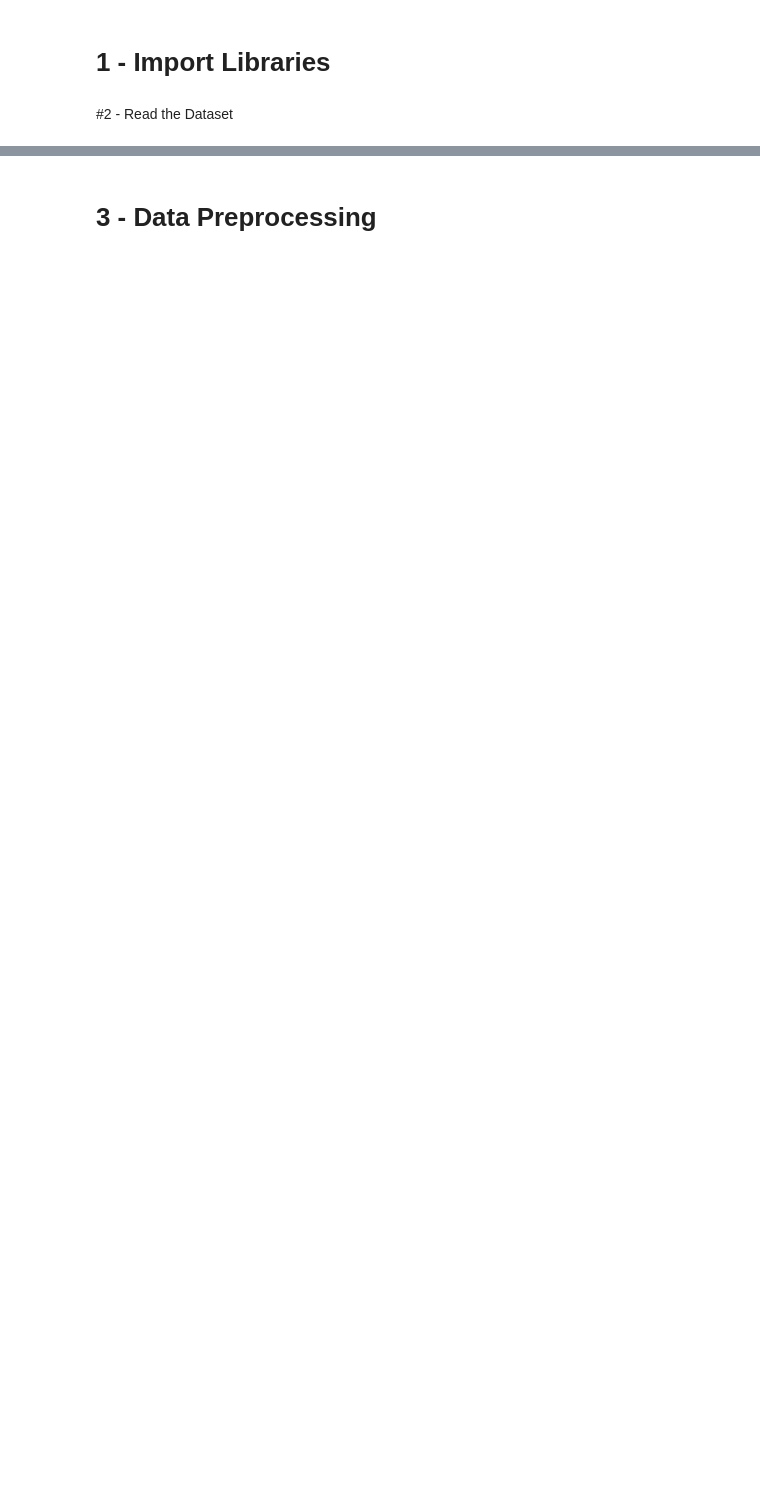
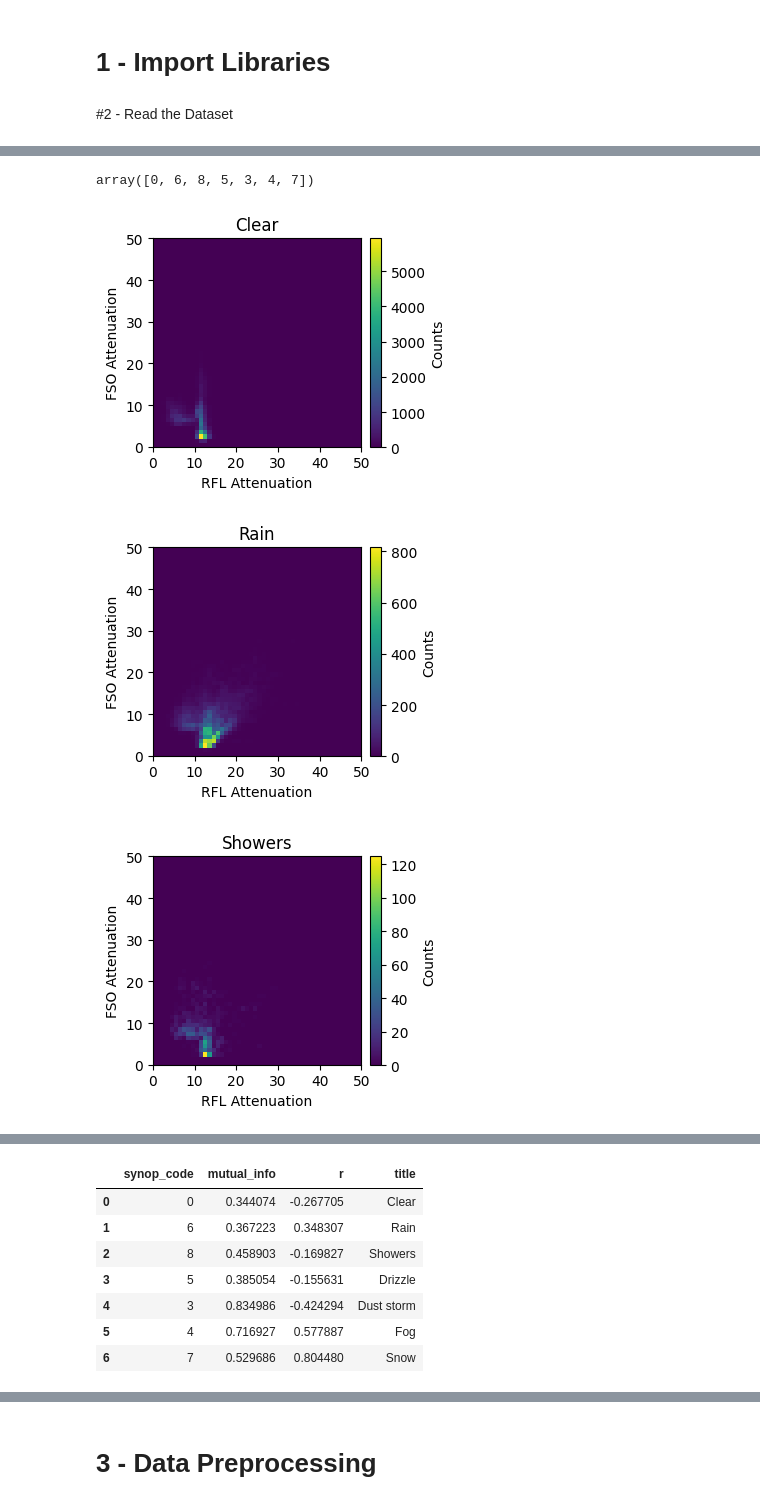
Before and after one commit to hoangthuha/researchproject, a Jupyter notebook: Project_B_Full_Data.ipynb, the cells around one changed output, grey strips where cells are left out. Drawn from its saved outputs; the diff is of its cells as text; code cells hidden in the pictures; blank space fills up the shorter version.

```diff
--- a/Project_B_Full_Data.ipynb
+++ b/Project_B_Full_Data.ipynb
@@ -31,0 +67,4 @@ Full_data shape: (91379, 27)
+# %%
+full_data['SYNOPCode'].unique()
+# %% [output]
+array([0, 6, 8, 5, 3, 4, 7])
@@ -31,0 +129,10 @@ Full_data shape: (91379, 27)
+# %%
+synop_codes = full_data['SYNOPCode'].unique()
+# synop_codes = [0]
+results = draw_2d_histograms(full_data, synop_codes)
+results_df = pd.DataFrame(results)
+results_df
+# %% [output]
+[figure, added]
+[figure, added]
+[figure, added]
@@ -31,0 +143,8 @@ Full_data shape: (91379, 27)
+|  | synop_code | mutual_info | r | title |
+| 0 | 0 | 0.344074 | -0.267705 | Clear |
+| 1 | 6 | 0.367223 | 0.348307 | Rain |
+| 2 | 8 | 0.458903 | -0.169827 | Showers |
+| 3 | 5 | 0.385054 | -0.155631 | Drizzle |
+| 4 | 3 | 0.834986 | -0.424294 | Dust storm |
+| 5 | 4 | 0.716927 | 0.577887 | Fog |
+| 6 | 7 | 0.529686 | 0.804480 | Snow |
```
Also changed, not shown: parts of 44 cells of this notebook.
